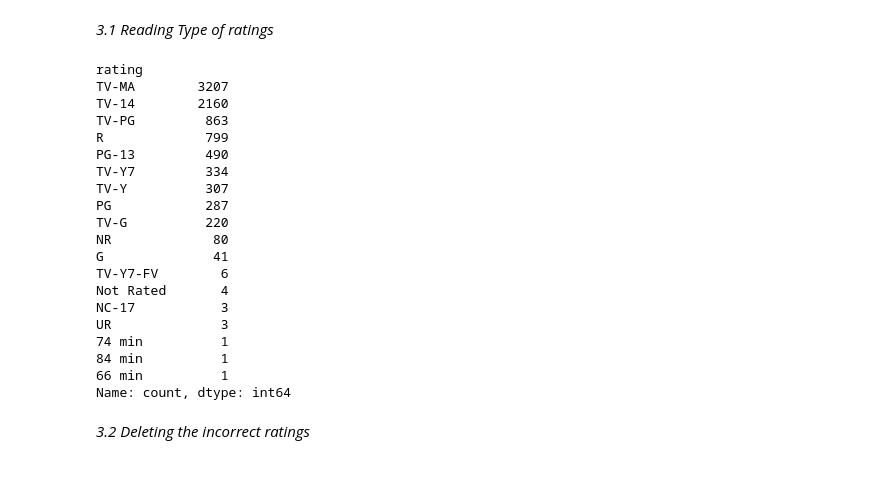
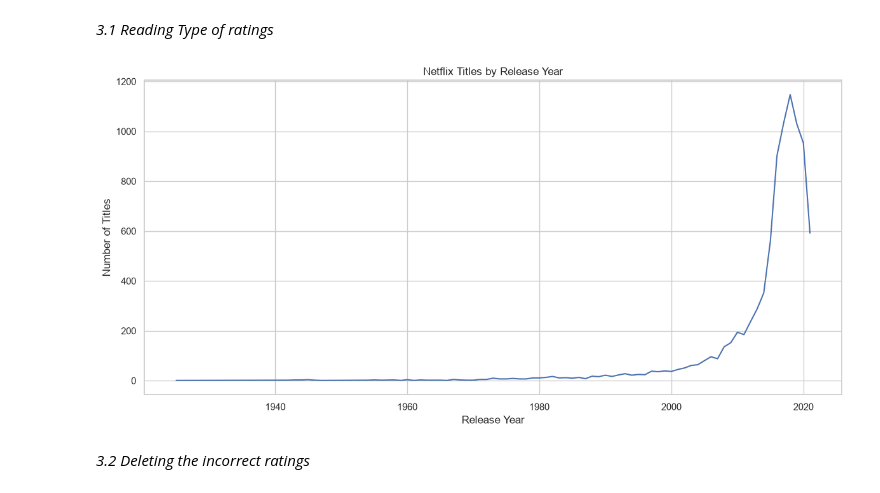
Before and after one commit to Nikithasri-712/exploratory-data-analysis-on-netfilx-streaming-trends, a Jupyter notebook: Programming.ipynb, the cells around one changed output. Drawn from its saved outputs; the diff is of its cells as text; code cells hidden in the pictures.

```diff
--- a/Programming.ipynb
+++ b/Programming.ipynb
@@ -125,32 +261,25 @@ Number of duplicates: 0
 # %% [markdown]
 *3.1 Reading Type of ratings*
 # %%
-# Unique rating categories
-df['rating'].unique()
+release_counts = (
+    df_clean["release_year"]
+    .value_counts()
+    .sort_index()
+)
 
-# Count of each rating type
-df['rating'].value_counts()
+plt.figure(figsize=(12, 6))
+plt.plot(
+    release_counts.index,
+    release_counts.values
+)
+
+plt.title("Netflix Titles by Release Year")
+plt.xlabel("Release Year")
+plt.ylabel("Number of Titles")
+plt.tight_layout()
+plt.show()
 # %% [output]
-rating
-TV-MA        3207
-TV-14        2160
-TV-PG         863
-R             799
-PG-13         490
-TV-Y7         334
-TV-Y          307
-PG            287
-TV-G          220
-NR             80
-G              41
-TV-Y7-FV        6
-Not Rated       4
-NC-17           3
-UR              3
-74 min          1
-84 min          1
-66 min          1
-Name: count, dtype: int64
+[figure, added]
 # %% [markdown]
 *3.2 Deleting the incorrect ratings*
 # %%
```
Also changed, not shown: parts of 24 cells of this notebook, 1 other file.
